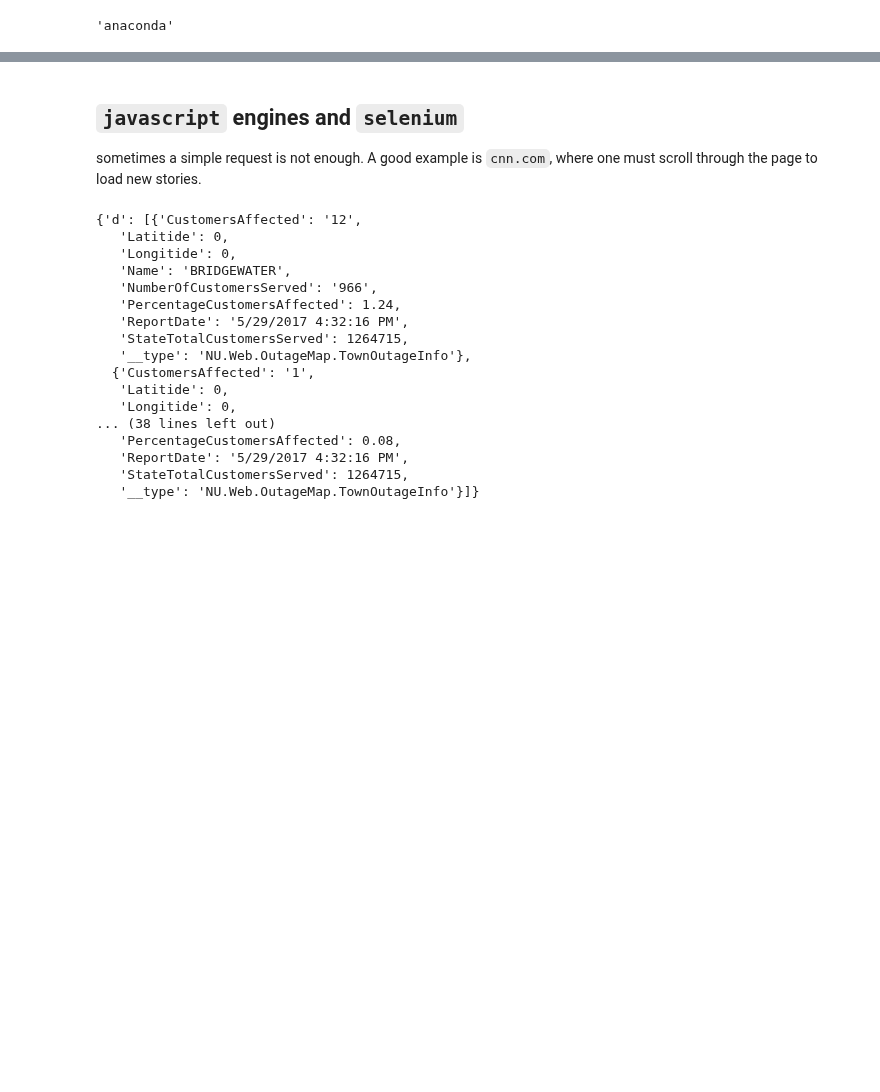
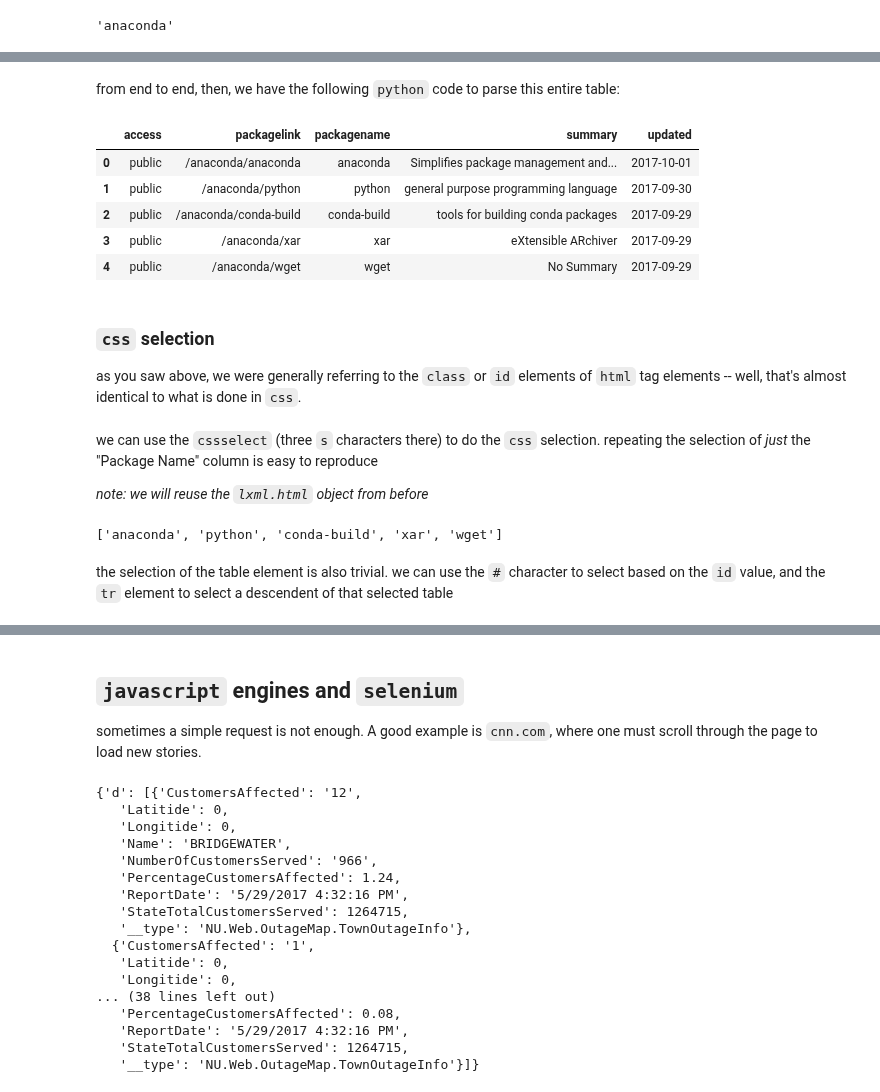
Before and after one commit to rzl-ds/gu511, a Jupyter notebook: 00X_web_scraping.ipynb, the cells around one changed output, grey strips where cells are left out. Saved outputs shown, nothing was run; the diff lists cells and outputs as text; code cells hidden in the pictures; blank space fills up the shorter version.

Commit message:
00X web scraping: finished static request get and post

```diff
--- a/00X_web_scraping.ipynb
+++ b/00X_web_scraping.ipynb
@@ -514,0 +729,46 @@ https://developer.github.com/v3/gists/#create-a-gist
+# %% [markdown]
+from end to end, then, we have the following `python` code to parse this entire table:
+# %%
+def parse_row(elem):
+    packageelem, accesselem, summaryelem, updatedelem = elem.getchildren()
+    return {
+        'packagelink': packageelem.find('a').attrib['href'],
+        'packagename': packageelem.find('a/span').text,
+        'access': accesselem.text,
+        'summary': summaryelem.text.strip(),
+        'updated': datetime.datetime.strptime(updatedelem.text, '%Y-%m-%d'),
+    }
+
+def get_packages():
+    response = requests.get(url='https://anaconda.org/anaconda/repo')
+    root = lxml.html.fromstring(response.text)
+    return pd.DataFrame([
+        parse_row(row)
+        for row in root.xpath('//table[@id="repo-packages-table"]/tbody/tr')
+    ])
+
+dfpackage = get_packages()
+dfpackage.head()
+# %% [output]
+|  | access | packagelink | packagename | summary | updated |
+| 0 | public | /anaconda/anaconda | anaconda | Simplifies package management and... | 2017-10-01 |
+| 1 | public | /anaconda/python | python | general purpose programming language | 2017-09-30 |
+| 2 | public | /anaconda/conda-build | conda-build | tools for building conda packages | 2017-09-29 |
+| 3 | public | /anaconda/xar | xar | eXtensible ARchiver | 2017-09-29 |
+| 4 | public | /anaconda/wget | wget | No Summary | 2017-09-29 |
+# %% [markdown]
+### `css` selection
+
+as you saw above, we were generally referring to the `class` or `id` elements of `html` tag elements -- well, that's almost identical to what is done in `css`.
+# %% [markdown]
+we can use the `cssselect` (three `s` characters there) to do the `css` selection. repeating the selection of *just* the "Package Name" column is easy to reproduce
+
+*note: we will reuse the `lxml.html` object from before*
+# %%
+packageElems = root.cssselect('.packageName')
+packages = [elem.text for elem in packageElems]
+packages[:5]
+# %% [output]
+['anaconda', 'python', 'conda-build', 'xar', 'wget']
+# %% [markdown]
+the selection of the table element is also trivial. we can use the `#` character to select based on the `id` value, and the `tr` element to select a descendent of that selected table
```
Also changed, not shown: parts of 169 cells of this notebook.
